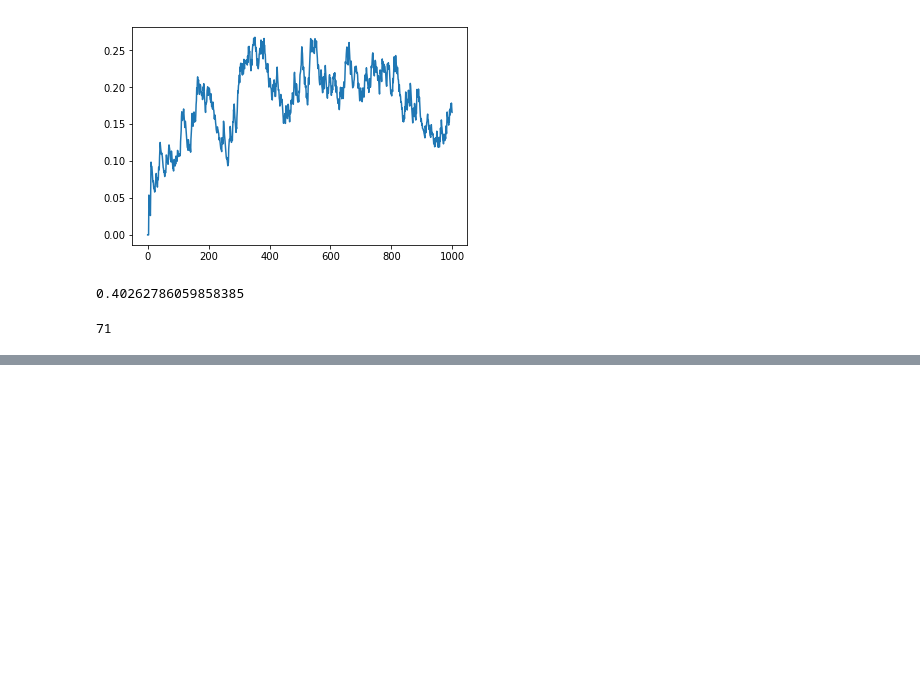
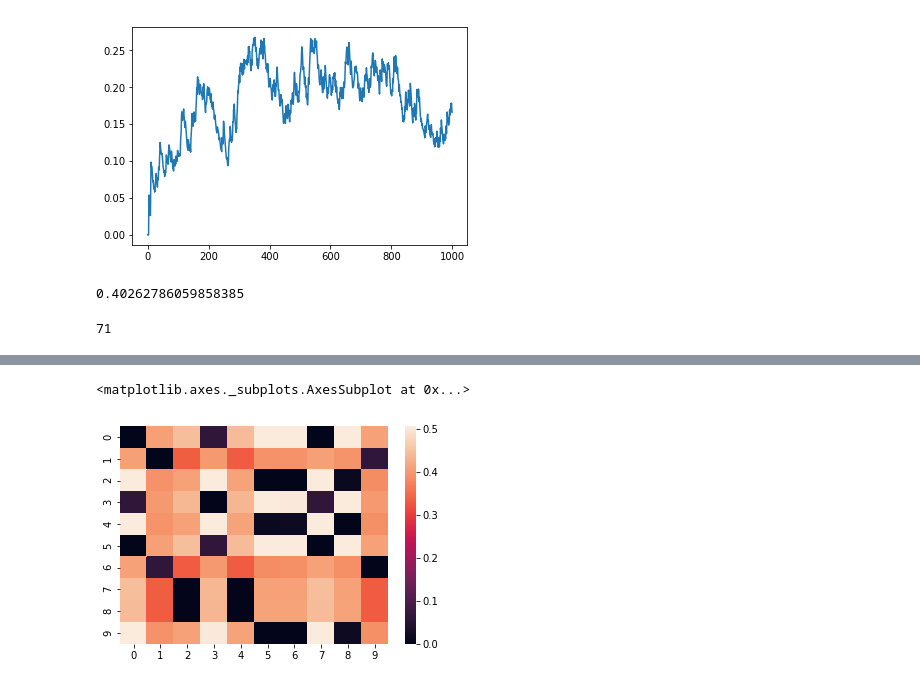
Before and after one commit to zeroknowledgediscovery/mlexpress_, a Jupyter notebook: pycode/ntb/sample_dec_tree-Copy1.ipynb, the cells around one changed output, grey strips where cells are left out. Drawn from its saved outputs; the diff is of its cells as text; code cells hidden in the pictures; blank space fills up the shorter version.

```diff
--- a/pycode/ntb/sample_dec_tree-Copy1.ipynb
+++ b/pycode/ntb/sample_dec_tree-Copy1.ipynb
@@ -300,0 +323,13 @@ getDistance(seq1,gn.loc[69],PATH_TO_TREES)
+# %%
+pm=[0,3,7,1,9,2,4,5,6,8]
+H=np.zeros([10,10])
+for key,value in D.iteritems():
+    i=pm[key[0]]
+    j=pm[key[1]
+    H[i][j]=value
+    H[j][i]=value
+
+sns.heatmap(H)
+# %% [output]
+<matplotlib.axes._subplots.AxesSubplot at 0x...>
+[figure, added]
```
Also changed, not shown: parts of 6 cells of this notebook, 1 other file.
